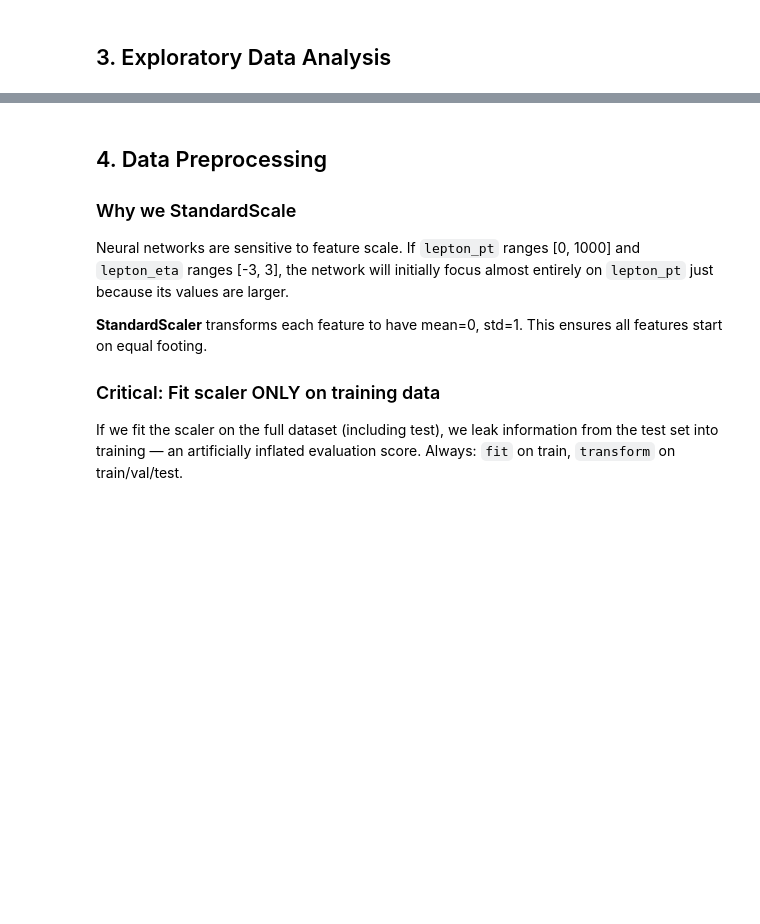
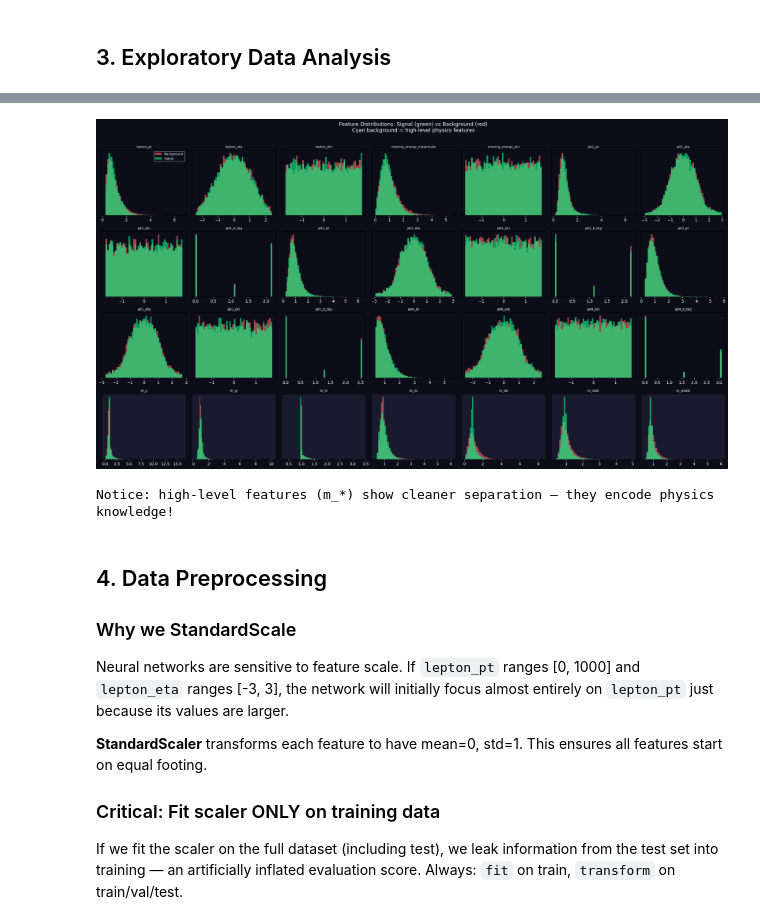
Before and after one commit to Ambitchious/particle-classifier, a Jupyter notebook: notebooks/particle_classifier.ipynb, the cells around one changed output, grey strips where cells are left out. Cells and saved outputs as stored; diff of their text form; code cells hidden in the pictures; blank space fills up the shorter version.

```diff
--- a/notebooks/particle_classifier.ipynb
+++ b/notebooks/particle_classifier.ipynb
@@ -100,33 +139,40 @@ print(df['label'].value_counts(normalize=True))
 # Plot feature distributions: signal vs background
 # This tells us which features are most discriminating
 fig, axes = plt.subplots(4, 7, figsize=(22, 12))
 axes = axes.flatten()
 
 signal = df[df['label'] == 1]
 background = df[df['label'] == 0]
 
 COLORS = ['#00ff88', '#ff6b6b', '#ffd166', '#00cfff']
 
 for i, feat in enumerate(FEATURE_NAMES):
     axes[i].hist(background[feat].sample(10000), bins=50, alpha=0.6,
                  color=COLORS[1], label='Background', density=True)
     axes[i].hist(signal[feat].sample(10000), bins=50, alpha=0.6,
                  color=COLORS[0], label='Signal', density=True)
     axes[i].set_title(feat, fontsize=8)
     axes[i].set_yticks([])
     # Highlight high-level features
     if feat.startswith('m_'):
         axes[i].set_facecolor('#1a1a2e')
 
 axes[0].legend(fontsize=8)
 plt.suptitle('Feature Distributions: Signal (green) vs Background (red)\n'
              'Cyan background = high-level physics features',
              fontsize=13, y=1.01)
 plt.tight_layout()
+import os
+
+os.makedirs("results", exist_ok=True)
+os.makedirs("results/figures", exist_ok=True)
 plt.savefig('results/figures/feature_distributions.png', dpi=120,
             bbox_inches='tight', facecolor='#0d0d1a')
 plt.show()
 print("Notice: high-level features (m_*) show cleaner separation — they encode physics knowledge!")
+# %% [output]
+[figure, added]
+Notice: high-level features (m_*) show cleaner separation — they encode physics knowledge!
 # %% [markdown]
 ## 4. Data Preprocessing
 
```
Also changed, not shown: parts of 15 cells of this notebook.
